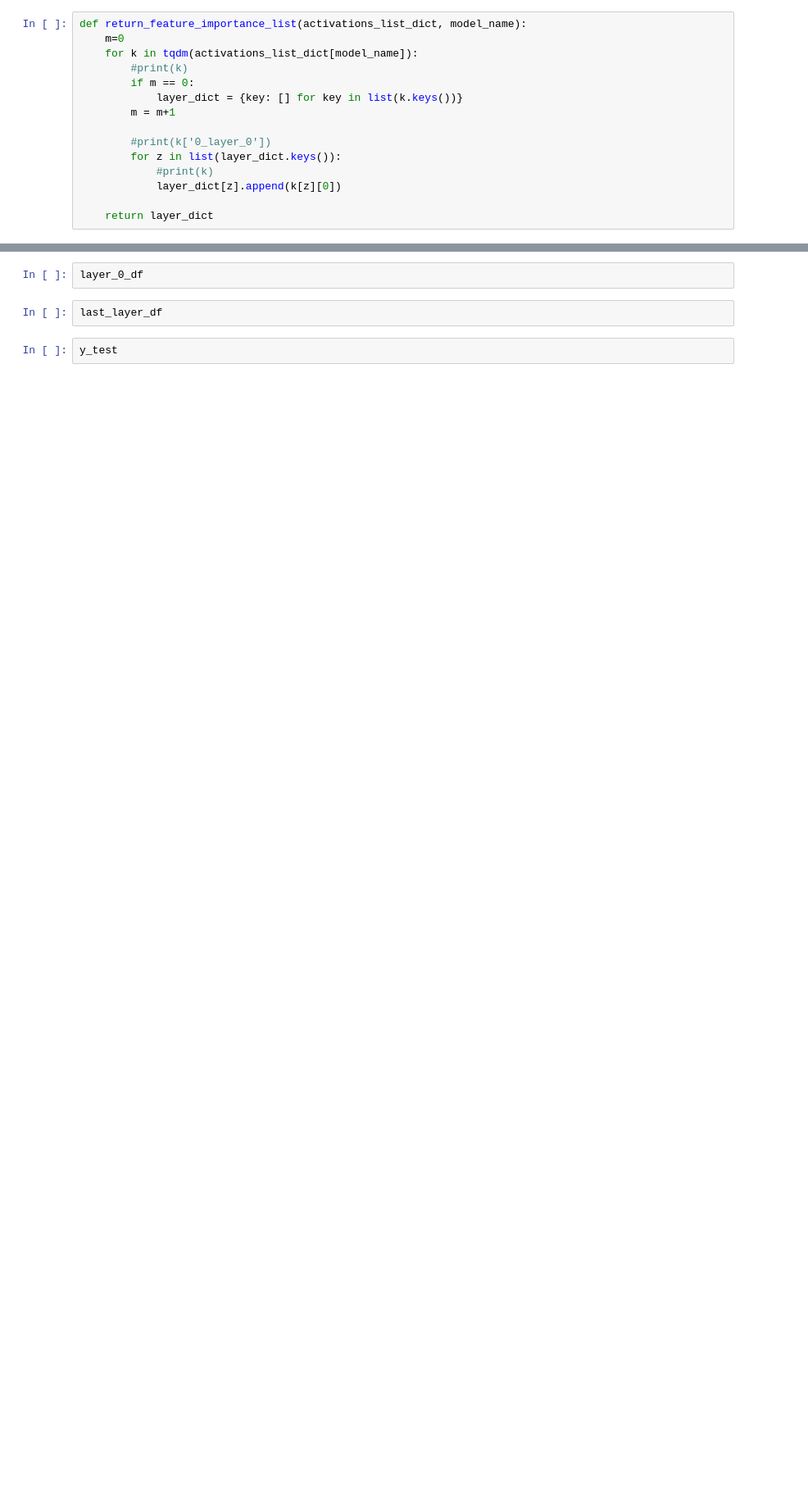
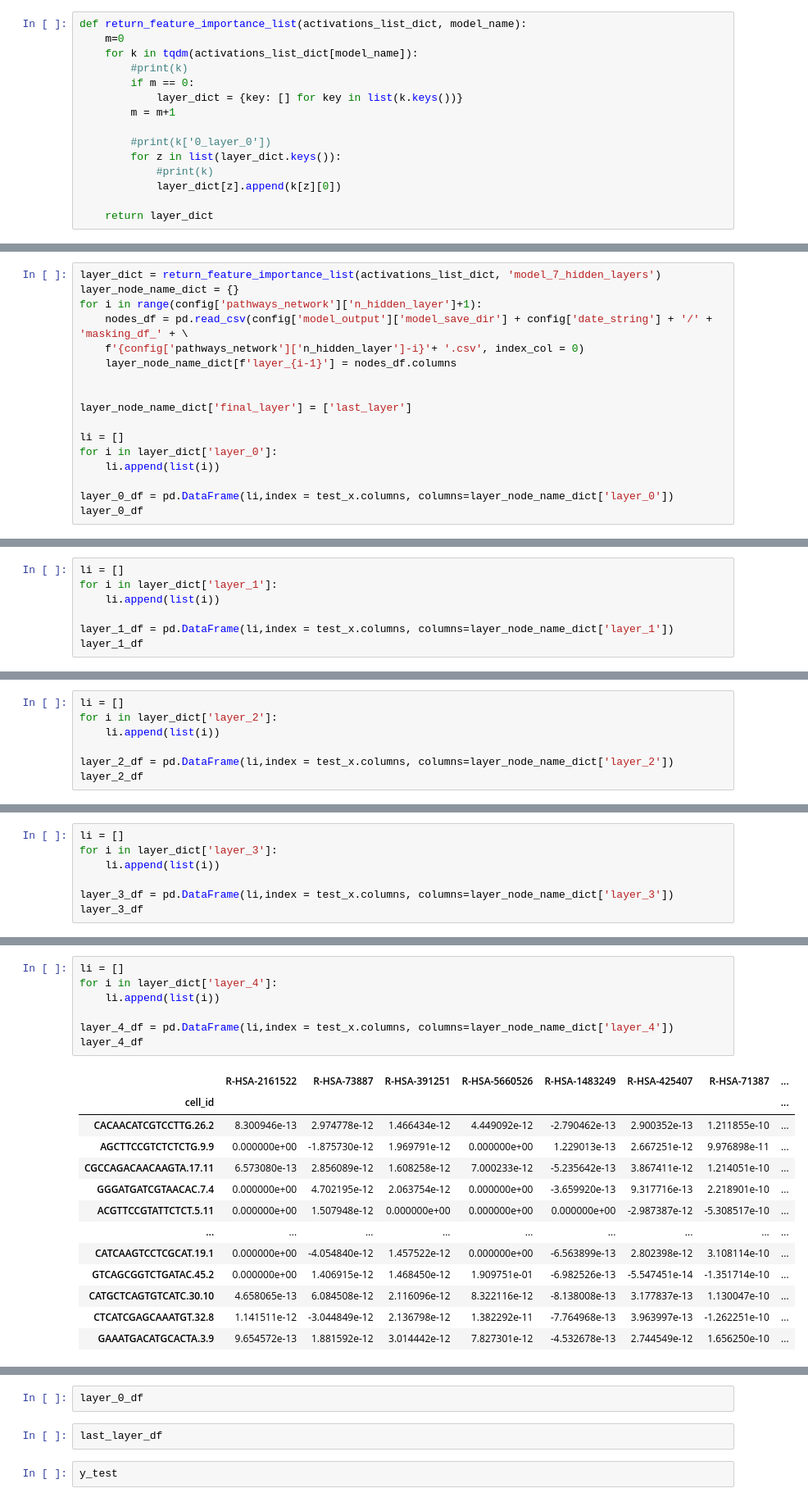
Before and after one commit to Polster-lab/Pytorch_Biologically_Informed_Neural_Network, a Jupyter notebook: all_subtypes_jupyter_notebook/Exc_L2-3_CBLN2_LINC02306/model_training_interpretationExc_L2-3_CBLN2_LINC02306.ipynb, the cells around one changed output, grey strips where cells are left out. Shown at 82% size. Cells and saved outputs as stored; diff of their text form; blank space fills up the shorter version.

```diff
--- a/all_subtypes_jupyter_notebook/Exc_L2-3_CBLN2_LINC02306/model_training_interpretationExc_L2-3_CBLN2_LINC02306.ipynb
+++ b/all_subtypes_jupyter_notebook/Exc_L2-3_CBLN2_LINC02306/model_training_interpretationExc_L2-3_CBLN2_LINC02306.ipynb
@@ -891,0 +1304,17 @@ layer_0_df
+# %%
+layer_dict = return_feature_importance_list(activations_list_dict, 'model_7_hidden_layers')
+layer_node_name_dict = {}
+for i in range(config['pathways_network']['n_hidden_layer']+1):
+    nodes_df = pd.read_csv(config['model_output']['model_save_dir'] + config['date_string'] + '/' + 'masking_df_' + \
+    f'{config['pathways_network']['n_hidden_layer']-i}'+ '.csv', index_col = 0)
+    layer_node_name_dict[f'layer_{i-1}'] = nodes_df.columns
+
+
+layer_node_name_dict['final_layer'] = ['last_layer']
+
+li = []
+for i in layer_dict['layer_0']:
+    li.append(list(i))
+
+layer_0_df = pd.DataFrame(li,index = test_x.columns, columns=layer_node_name_dict['layer_0'])
+layer_0_df
@@ -891,0 +1336,7 @@ layer_0_df
+# %%
+li = []
+for i in layer_dict['layer_1']:
+    li.append(list(i))
+
+layer_1_df = pd.DataFrame(li,index = test_x.columns, columns=layer_node_name_dict['layer_1'])
+layer_1_df
@@ -891,0 +1358,7 @@ layer_0_df
+# %%
+li = []
+for i in layer_dict['layer_2']:
+    li.append(list(i))
+
+layer_2_df = pd.DataFrame(li,index = test_x.columns, columns=layer_node_name_dict['layer_2'])
+layer_2_df
@@ -891,0 +1380,7 @@ layer_0_df
+# %%
+li = []
+for i in layer_dict['layer_3']:
+    li.append(list(i))
+
+layer_3_df = pd.DataFrame(li,index = test_x.columns, columns=layer_node_name_dict['layer_3'])
+layer_3_df
@@ -891,0 +1402,21 @@ layer_0_df
+# %%
+li = []
+for i in layer_dict['layer_4']:
+    li.append(list(i))
+
+layer_4_df = pd.DataFrame(li,index = test_x.columns, columns=layer_node_name_dict['layer_4'])
+layer_4_df
+# %% [output]
+|  | R-HSA-2161522 | R-HSA-73887 | R-HSA-391251 | R-HSA-5660526 | R-HSA-1483249 | R-HSA-425407 | R-HSA-71387 | ... |
+| cell_id |  |  |  |  |  |  |  | ... |
+| CACAACATCGTCCTTG.26.2 | 8.300946e-13 | 2.974778e-12 | 1.466434e-12 | 4.449092e-12 | -2.790462e-13 | 2.900352e-13 | 1.211855e-10 | ... |
+| AGCTTCCGTCTCTCTG.9.9 | 0.000000e+00 | -1.875730e-12 | 1.969791e-12 | 0.000000e+00 | 1.229013e-13 | 2.667251e-12 | 9.976898e-11 | ... |
+| CGCCAGACAACAAGTA.17.11 | 6.573080e-13 | 2.856089e-12 | 1.608258e-12 | 7.000233e-12 | -5.235642e-13 | 3.867411e-12 | 1.214051e-10 | ... |
+| GGGATGATCGTAACAC.7.4 | 0.000000e+00 | 4.702195e-12 | 2.063754e-12 | 0.000000e+00 | -3.659920e-13 | 9.317716e-13 | 2.218901e-10 | ... |
+| ACGTTCCGTATTCTCT.5.11 | 0.000000e+00 | 1.507948e-12 | 0.000000e+00 | 0.000000e+00 | 0.000000e+00 | -2.987387e-12 | -5.308517e-10 | ... |
+| ... | ... | ... | ... | ... | ... | ... | ... | ... |
+| CATCAAGTCCTCGCAT.19.1 | 0.000000e+00 | -4.054840e-12 | 1.457522e-12 | 0.000000e+00 | -6.563899e-13 | 2.802398e-12 | 3.108114e-10 | ... |
+| GTCAGCGGTCTGATAC.45.2 | 0.000000e+00 | 1.406915e-12 | 1.468450e-12 | 1.909751e-01 | -6.982526e-13 | -5.547451e-14 | -1.351714e-10 | ... |
+| CATGCTCAGTGTCATC.30.10 | 4.658065e-13 | 6.084508e-12 | 2.116096e-12 | 8.322116e-12 | -8.138008e-13 | 3.177837e-13 | 1.130047e-10 | ... |
+| CTCATCGAGCAAATGT.32.8 | 1.141511e-12 | -3.044849e-12 | 2.136798e-12 | 1.382292e-11 | -7.764968e-13 | 3.963997e-13 | -1.262251e-10 | ... |
+| GAAATGACATGCACTA.3.9 | 9.654572e-13 | 1.881592e-12 | 3.014442e-12 | 7.827301e-12 | -4.532678e-13 | 2.744549e-12 | 1.656250e-10 | ... |
```
Also changed, not shown: parts of 45 cells of this notebook, 2 other files.
